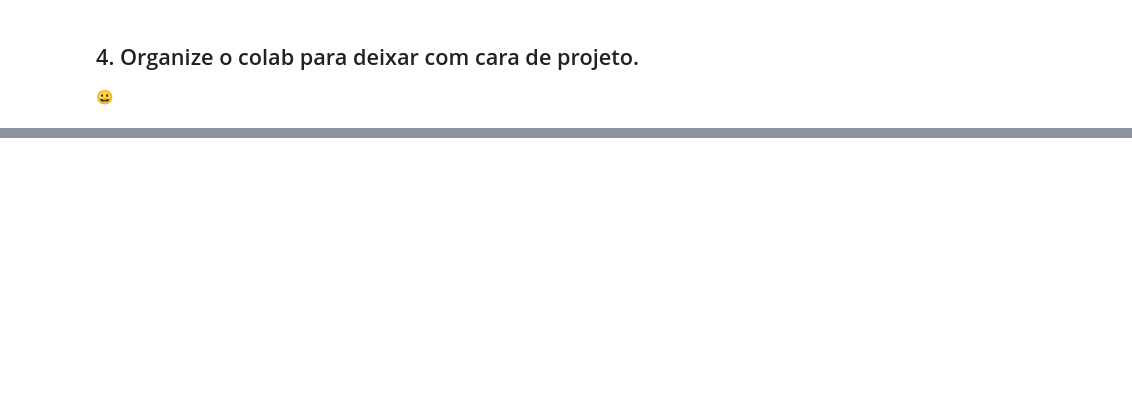
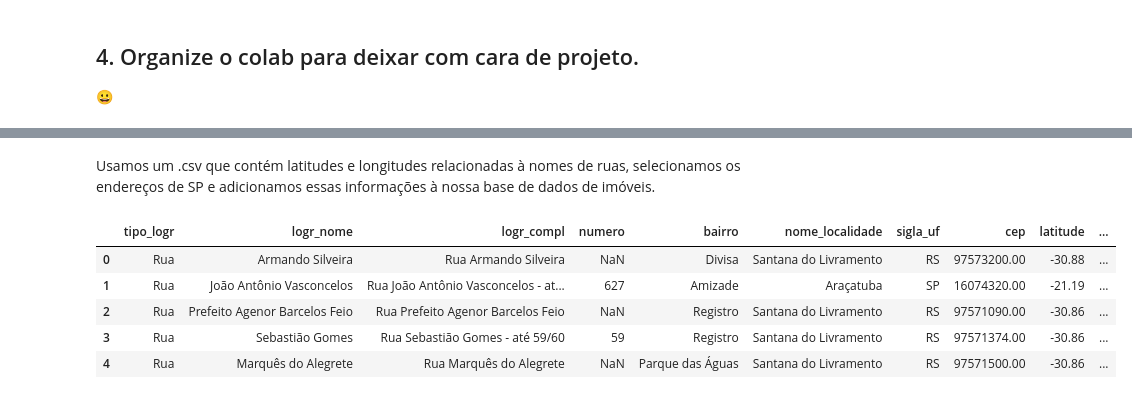
Before and after one commit to Tathy/Pesquisa-Imoveis-SP, a Jupyter notebook: Pesquisa_de_imóveis_em_São_Paulo_Imersão_Dados_Alura.ipynb, the cells around one changed output, grey strips where cells are left out. Saved outputs shown, nothing was run; the diff lists cells and outputs as text; code cells hidden in the pictures; blank space fills up the shorter version.

```diff
--- a/Pesquisa_de_imóveis_em_São_Paulo_Imersão_Dados_Alura.ipynb
+++ b/Pesquisa_de_imóveis_em_São_Paulo_Imersão_Dados_Alura.ipynb
@@ -1066,0 +1116,12 @@ ax6 = sns.lmplot(data = dados_vendas_filtrado[filtro_busca].query("Bairro in @to
+# %% [markdown]
+Usamos um .csv que contém latitudes e longitudes relacionadas à nomes de ruas, selecionamos os endereços de SP e adicionamos essas informações à nossa base de dados de imóveis.
+# %%
+enderecos = pd.read_csv("/content/drive/MyDrive/Cursos/Imersão Dados - Alura 4ª ed./enderecos.csv")
+enderecos.head()
+# %% [output]
+|  | tipo_logr | logr_nome | logr_compl | numero | bairro | nome_localidade | sigla_uf | cep | latitude | ... |
+| 0 | Rua | Armando Silveira | Rua Armando Silveira | NaN | Divisa | Santana do Livramento | RS | 97573200.00 | -30.88 | ... |
+| 1 | Rua | João Antônio Vasconcelos | Rua João Antônio Vasconcelos - at... | 627 | Amizade | Araçatuba | SP | 16074320.00 | -21.19 | ... |
+| 2 | Rua | Prefeito Agenor Barcelos Feio | Rua Prefeito Agenor Barcelos Feio | NaN | Registro | Santana do Livramento | RS | 97571090.00 | -30.86 | ... |
+| 3 | Rua | Sebastião Gomes | Rua Sebastião Gomes - até 59/60 | 59 | Registro | Santana do Livramento | RS | 97571374.00 | -30.86 | ... |
+| 4 | Rua | Marquês do Alegrete | Rua Marquês do Alegrete | NaN | Parque das Águas | Santana do Livramento | RS | 97571500.00 | -30.86 | ... |
```
Also changed, not shown: parts of 53 cells of this notebook, 1 other file.
